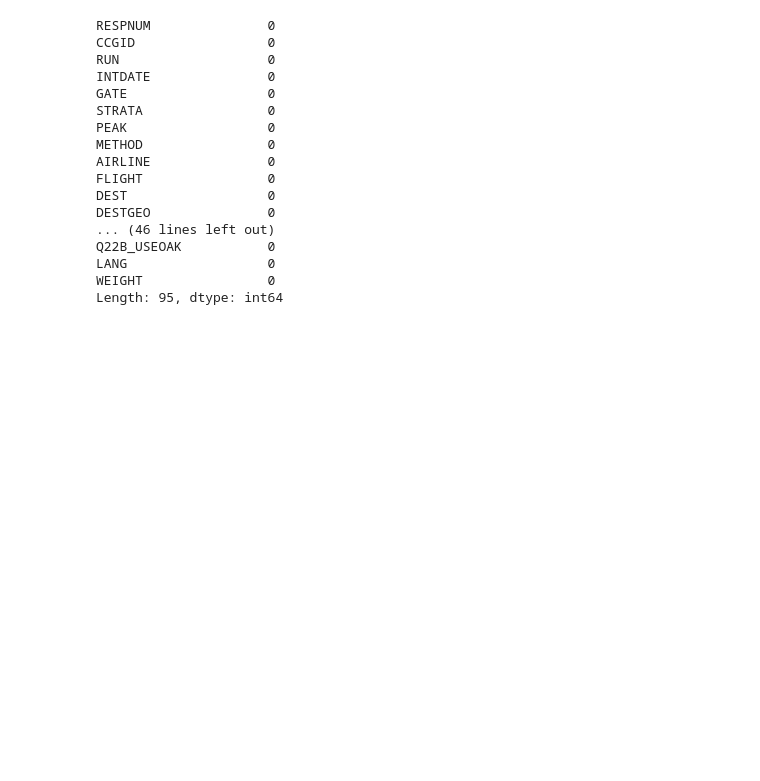
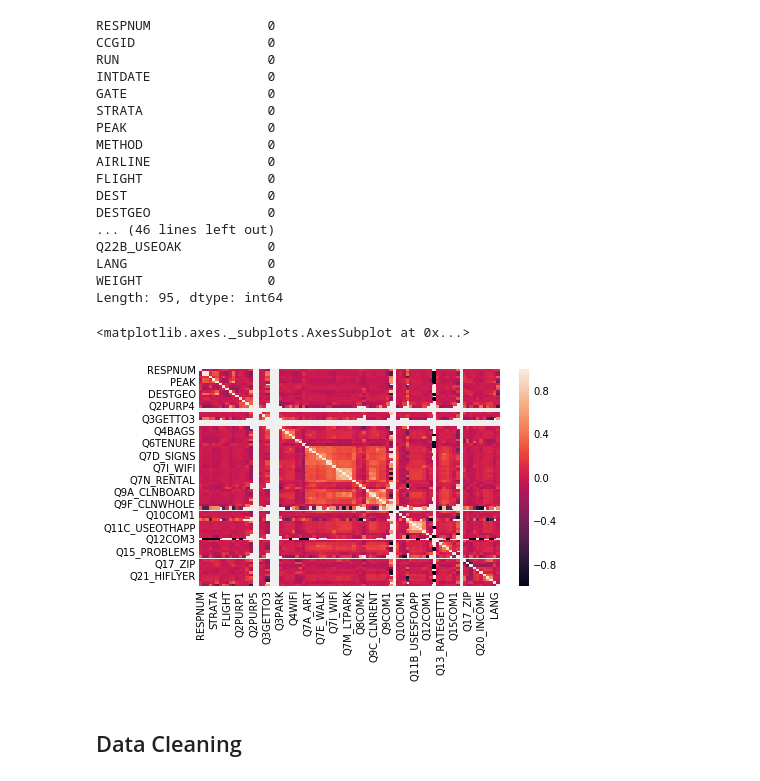
Before and after one commit to yungshun317/feature-understanding, a Jupyter notebook: 2013_sfo_customer_survey.ipynb, the cells around one changed output. Drawn from its saved outputs; the diff is of its cells as text; code cells hidden in the pictures; blank space fills up the shorter version.

```diff
--- a/2013_sfo_customer_survey.ipynb
+++ b/2013_sfo_customer_survey.ipynb
@@ -56,3 +56,10 @@ Q22B_USEOAK           0
 LANG                  0
 WEIGHT                0
 Length: 95, dtype: int64
+# %%
+sns.heatmap(customer.corr())
+# %% [output]
+<matplotlib.axes._subplots.AxesSubplot at 0x...>
+[figure, added]
+# %% [markdown]
+## Data Cleaning
```
Also changed, not shown: parts of 5 cells of this notebook.
